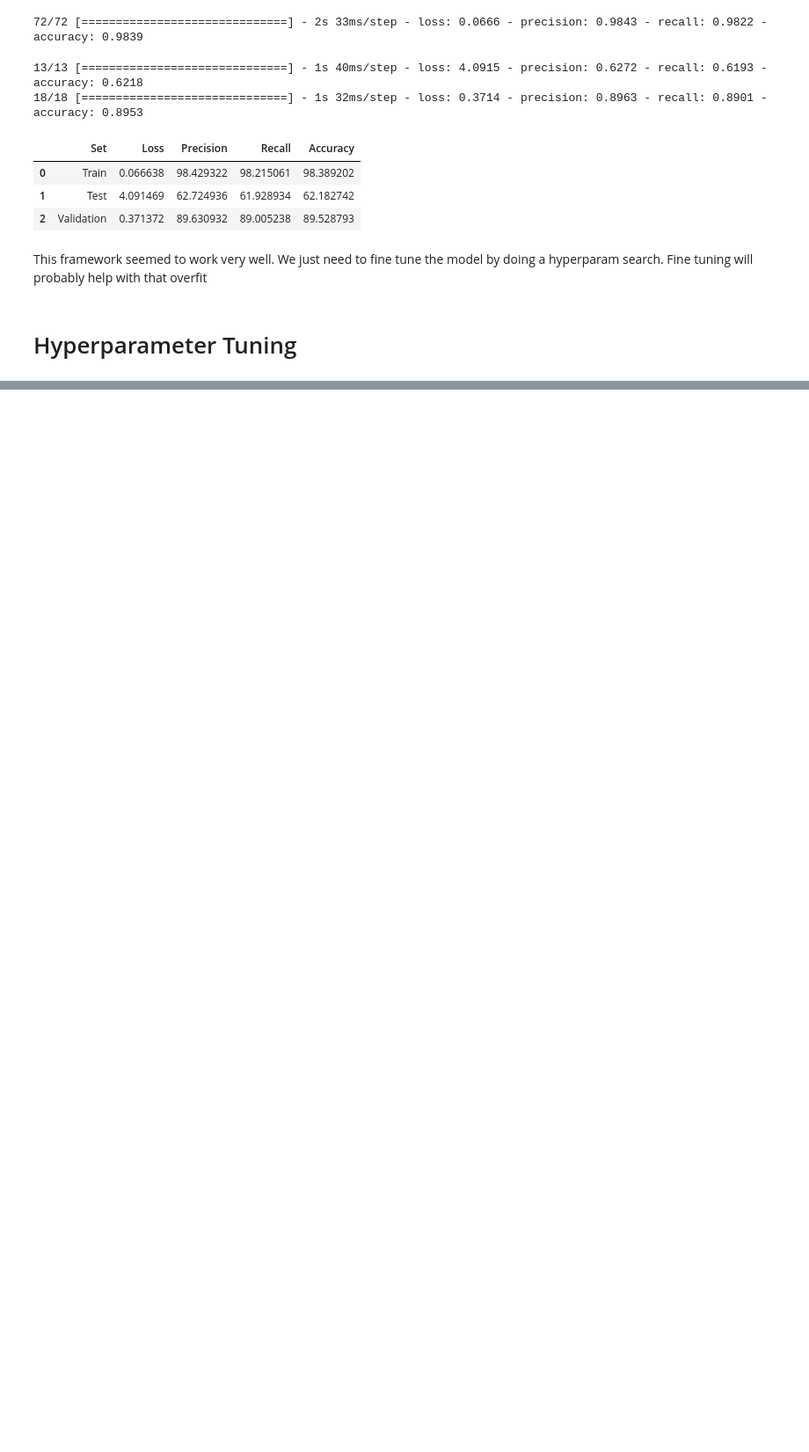
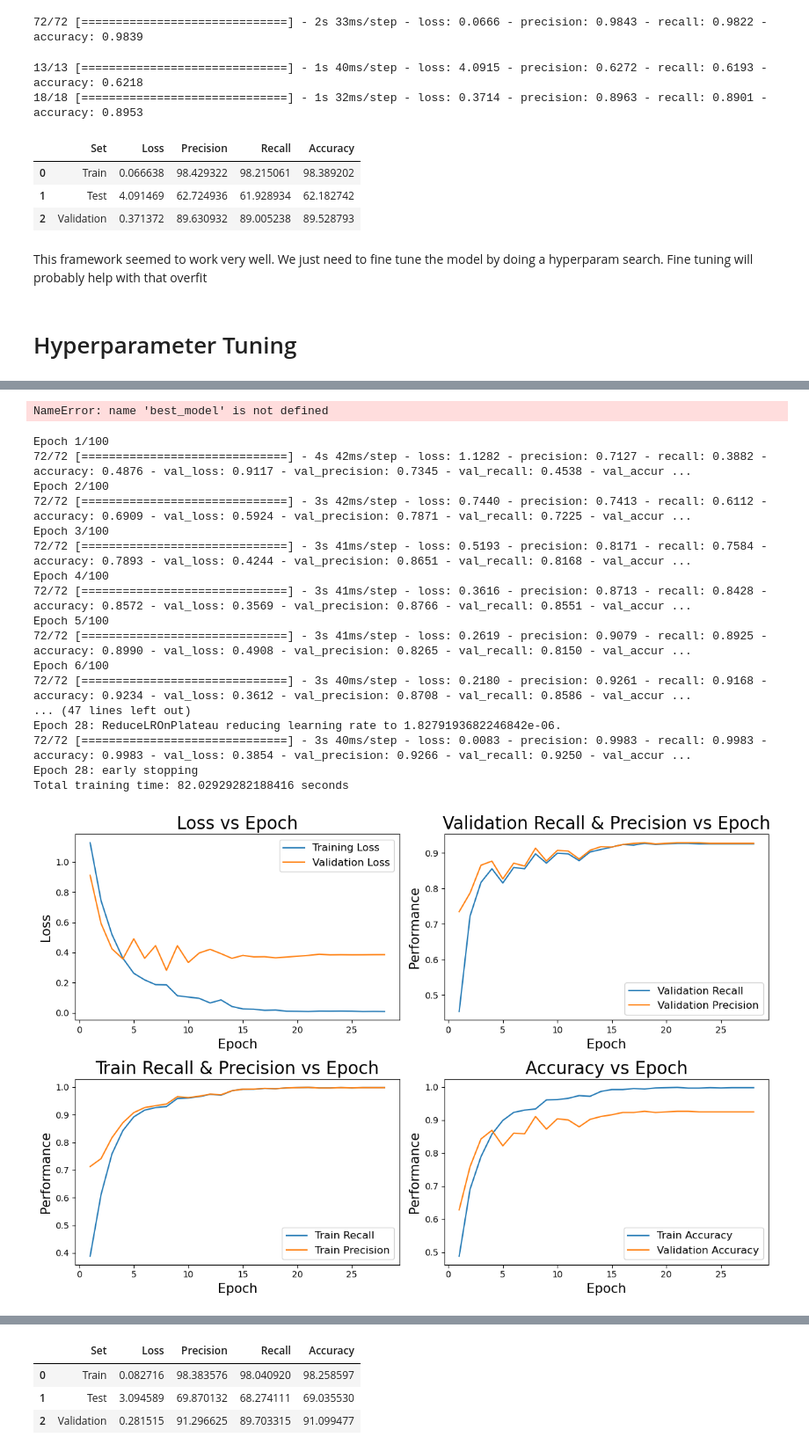
Before and after one commit to cristopher-d-delgado/brain_tumor_classification, a Jupyter notebook: notebook.ipynb, the cells around one changed output, grey strips where cells are left out. Shown at 88% size. Cells and saved outputs as stored; diff of their text form; code cells hidden in the pictures; blank space fills up the shorter version.

```diff
--- a/notebook.ipynb
+++ b/notebook.ipynb
@@ -524,0 +565,35 @@ TypeError: build_model() missing 2 required positional arguments: 'input_shape'
+# %%
+# View the model
+best_model.summary()
+
+print(best_hyperparameters)
+# %% [output]
+NameError: name 'best_model' is not defined
+# %%
+from functions import train_model, view_history, model_evaluate
+conv = {}
+
+conv['Version4'] = train_model(best_model, train_gen, val_gen, 100)
+
+view_history(conv, 'Version4')
+
+model_evaluate(best_model, train_gen, test_gen, val_gen)
+# %% [output]
+Epoch 1/100
+72/72 [==============================] - 4s 42ms/step - loss: 1.1282 - precision: 0.7127 - recall: 0.3882 - accuracy: 0.4876 - val_loss: 0.9117 - val_precision: 0.7345 - val_recall: 0.4538 - val_accur ...
+Epoch 2/100
+72/72 [==============================] - 3s 42ms/step - loss: 0.7440 - precision: 0.7413 - recall: 0.6112 - accuracy: 0.6909 - val_loss: 0.5924 - val_precision: 0.7871 - val_recall: 0.7225 - val_accur ...
+Epoch 3/100
+72/72 [==============================] - 3s 41ms/step - loss: 0.5193 - precision: 0.8171 - recall: 0.7584 - accuracy: 0.7893 - val_loss: 0.4244 - val_precision: 0.8651 - val_recall: 0.8168 - val_accur ...
+Epoch 4/100
+72/72 [==============================] - 3s 41ms/step - loss: 0.3616 - precision: 0.8713 - recall: 0.8428 - accuracy: 0.8572 - val_loss: 0.3569 - val_precision: 0.8766 - val_recall: 0.8551 - val_accur ...
+Epoch 5/100
+72/72 [==============================] - 3s 41ms/step - loss: 0.2619 - precision: 0.9079 - recall: 0.8925 - accuracy: 0.8990 - val_loss: 0.4908 - val_precision: 0.8265 - val_recall: 0.8150 - val_accur ...
+Epoch 6/100
+72/72 [==============================] - 3s 40ms/step - loss: 0.2180 - precision: 0.9261 - recall: 0.9168 - accuracy: 0.9234 - val_loss: 0.3612 - val_precision: 0.8708 - val_recall: 0.8586 - val_accur ...
+... (47 lines left out)
+Epoch 28: ReduceLROnPlateau reducing learning rate to 1.8279193682246842e-06.
+72/72 [==============================] - 3s 40ms/step - loss: 0.0083 - precision: 0.9983 - recall: 0.9983 - accuracy: 0.9983 - val_loss: 0.3854 - val_precision: 0.9266 - val_recall: 0.9250 - val_accur ...
+Epoch 28: early stopping
+Total training time: 82.02929282188416 seconds
+[figure, added]
@@ -524,0 +603,4 @@ TypeError: build_model() missing 2 required positional arguments: 'input_shape'
+|  | Set | Loss | Precision | Recall | Accuracy |
+| 0 | Train | 0.082716 | 98.383576 | 98.040920 | 98.258597 |
+| 1 | Test | 3.094589 | 69.870132 | 68.274111 | 69.035530 |
+| 2 | Validation | 0.281515 | 91.296625 | 89.703315 | 91.099477 |
```
Also changed, not shown: parts of 8 cells of this notebook, 2 other files.
